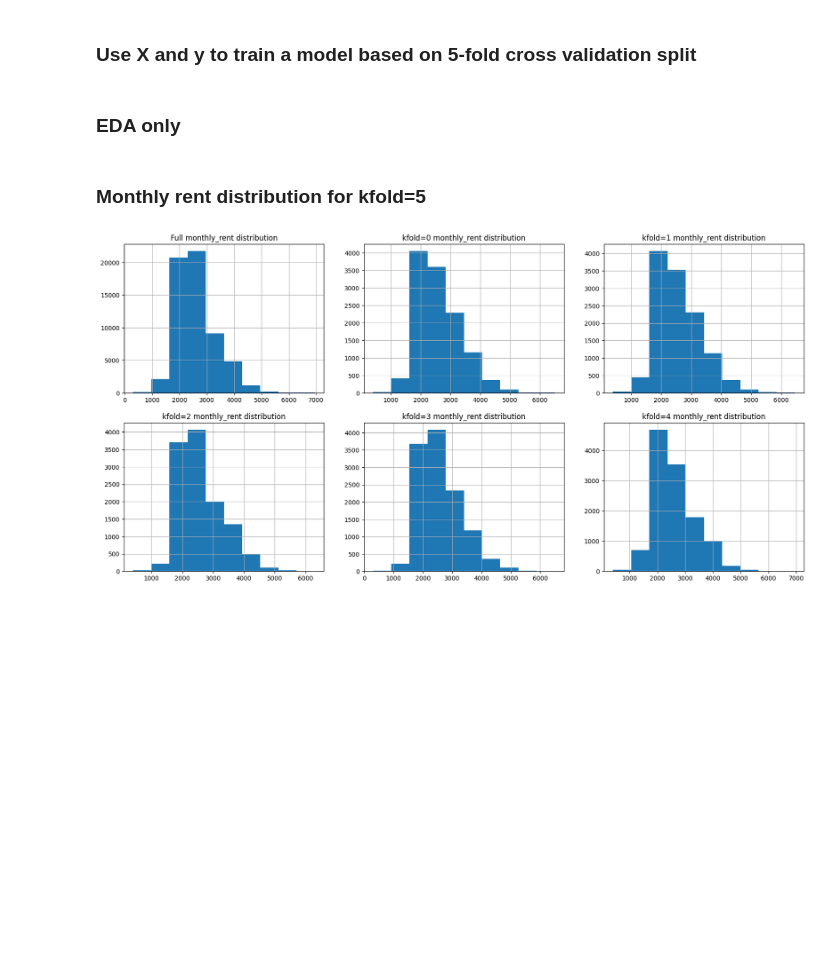
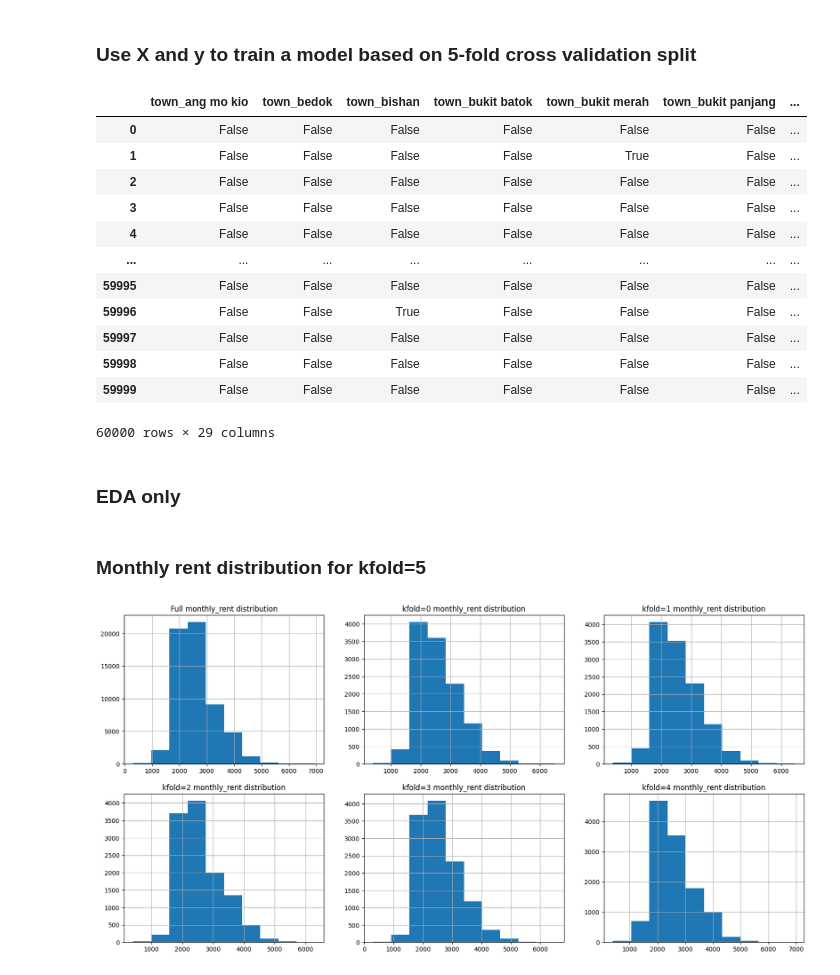
Before and after one commit to royceljh/CS5228-ML-Project, a Jupyter notebook: main/Preprocessing.ipynb, the cells around one changed output. Cells and saved outputs as stored; diff of their text form; code cells hidden in the pictures; blank space fills up the shorter version.

```diff
--- a/main/Preprocessing.ipynb
+++ b/main/Preprocessing.ipynb
@@ -67,2 +31,0 @@ Name: kfold, dtype: int64
-# %%
-town_dummies = generate_dummies(df, 'town')
@@ -90,12 +126,26 @@ df[['flat_type', 'flat_model', 'floor_area_sqm', 'monthly_rent']].head()
 # %%
 X = pd.concat([town_dummies,
-               df[['flat_type', 'flat_model', 'floor_area_sqm', 'kfold']],
+               df[['flat_type', 'flat_model', 'floor_area_sqm']],
           ], axis=1)
 y = df['monthly_rent']
 # %% [markdown]
 ### Use X and y to train a model based on 5-fold cross validation split
 # %%
-#...
+X
+# %% [output]
+|  | town_ang mo kio | town_bedok | town_bishan | town_bukit batok | town_bukit merah | town_bukit panjang | ... |
+| 0 | False | False | False | False | False | False | ... |
+| 1 | False | False | False | False | True | False | ... |
+| 2 | False | False | False | False | False | False | ... |
+| 3 | False | False | False | False | False | False | ... |
+| 4 | False | False | False | False | False | False | ... |
+| ... | ... | ... | ... | ... | ... | ... | ... |
+| 59995 | False | False | False | False | False | False | ... |
+| 59996 | False | False | True | False | False | False | ... |
+| 59997 | False | False | False | False | False | False | ... |
+| 59998 | False | False | False | False | False | False | ... |
+| 59999 | False | False | False | False | False | False | ... |
+60000 rows × 29 columns
 # %% [markdown]
 ### EDA only
 # %% [markdown]
```
Also changed, not shown: parts of 10 cells of this notebook, 2 other files.
